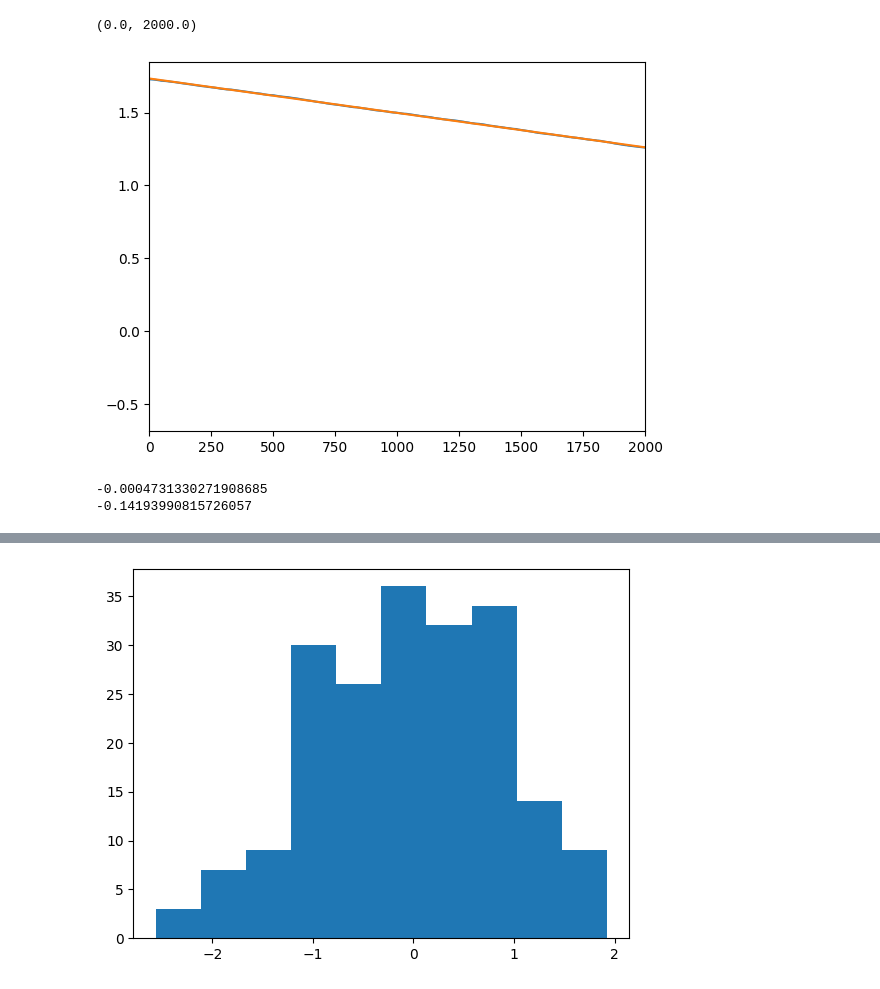
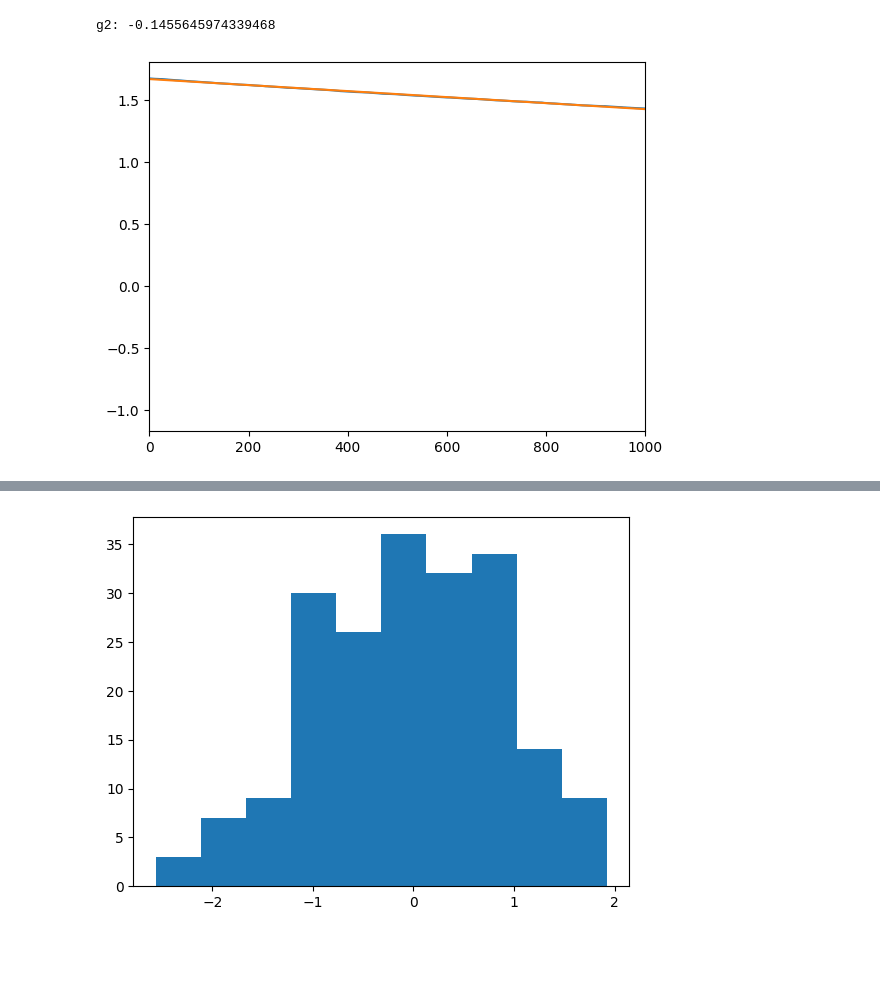
Before and after one commit to Cai-Fangxu/dendrite_project, a Jupyter notebook: test.ipynb, the cells around one changed output, grey strips where cells are left out. Drawn from its saved outputs; the diff is of its cells as text; code cells hidden in the pictures; blank space fills up the shorter version.

```diff
--- a/test.ipynb
+++ b/test.ipynb
@@ -9,10 +9,10 @@ import lib
 # %%
 ns=60000
 nd=1
-rho=4
-bias = 2.32635
+rho=1
+bias = 3.0
 ndR = 1
-kappa = 3.0
+kappa = 2.32635
 n_votes = 1
 vote_th = 0.0
 # la = 0.61310
@@ -129,0 +142,28 @@ multi-dendrite:  982.0
+# %%
+ns=300
+nd=200
+rho = 200
+bias = 2.32635
+ndR = 2
+kappa = 3.
+n_votes = 2
+vote_th = 0
+# la = 0.445556
+# beta = 11.5
+
+decay_steps = 30000
+n_tested_patterns = 500
+initial_steps = 5000
+
+seed = 238238
+rng = np.random.default_rng(seed)
+
+# neuron = lib.Neuron10_2(n_synapses=ns, n_dendrites=nd, bias=bias, kappa=kappa, ndR=ndR, beta=beta, seed=rng.integers(100000))
+neuron3 = lib.Neuron3_2(n_synapses=ns, n_dendrites=nd, bias=bias, kappa=kappa, ndR=ndR, n_votes=n_votes, vote_th=vote_th, seed=rng.integers(100000))
+# neuron = lib.Neuron4_2(n_synapses=ns, n_dendrites=nd, bias=bias, kappa=kappa, la=la, n_votes=n_votes, seed=rng.integers(100000))
+
+# xs_gen = lib.Xs_Generator1(normalized_len=-1, seed=rng.integers(100000))
+# xs_gen = lib.Xs_Generator3_1(nd, ns, rho, normalized_len=np.sqrt(ns), seed=rng.integers(100000))
+xs_gen = lib.Xs_Generator3_2(nd, ns, rho, normalized_len=np.sqrt(ns), seed=rng.integers(100000))
+
+simulation_run3 = lib.Simulation_Run2(neuron3, xs_gen, decay_steps=decay_steps, initial_steps=initial_steps, n_tested_patterns=n_tested_patterns, refresh_every=500, seed=rng.integers(100000))
@@ -130,17 +199,12 @@ multi-dendrite:  982.0
 # %%
 mean_list = np.mean(simulation_run.votes_record, axis=0)[:decay_steps]
 plt.plot(np.log(mean_list))
-x_reg_max = 2000
+x_reg_max = 1000
 tmp = np.vstack([np.arange(x_reg_max), np.ones(x_reg_max)]).T
 slope, intercept = np.linalg.lstsq(tmp, np.log(mean_list)[:x_reg_max], rcond=None)[0]
 plt.plot(np.arange(x_reg_max)*slope + intercept)
 plt.xlim(0, x_reg_max)
+print("g2:", slope*2*ns)
 # %% [output]
-(0.0, 2000.0)
+g2: -0.1455645974339468
-[figure, old version]
+[figure, new version]
-# %%
-print(slope*2)
-print(slope*2*ns)
-# %% [output]
--0.0004731330271908685
--0.14193990815726057
```
Also changed, not shown: parts of 12 cells of this notebook, 2 other files.
